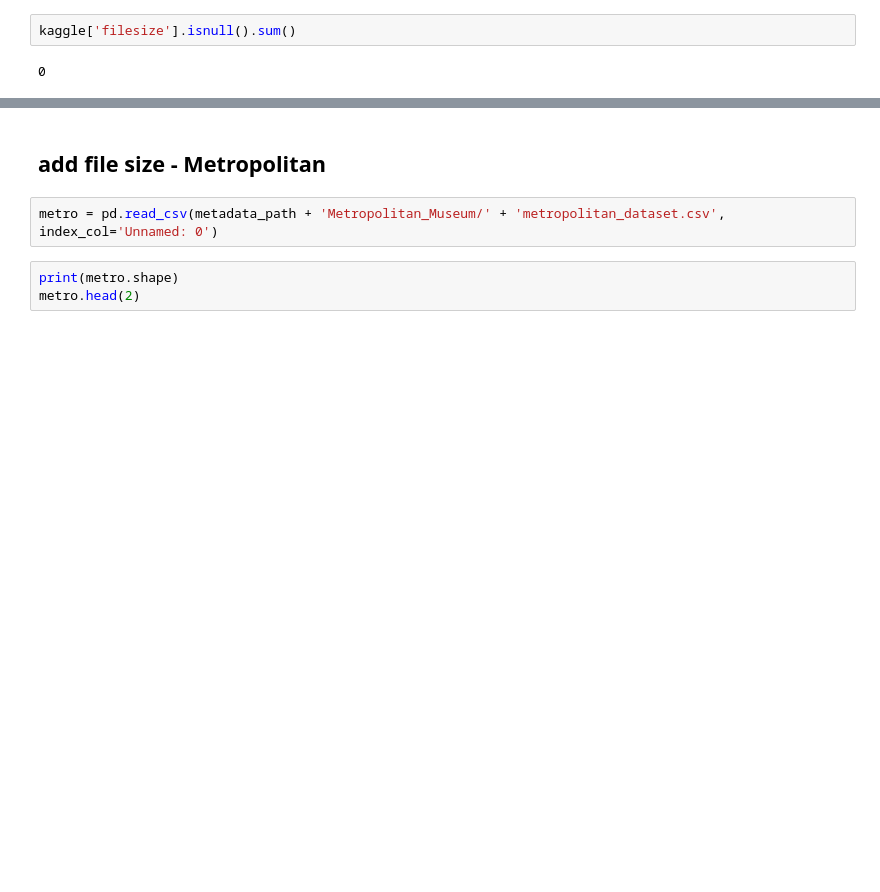
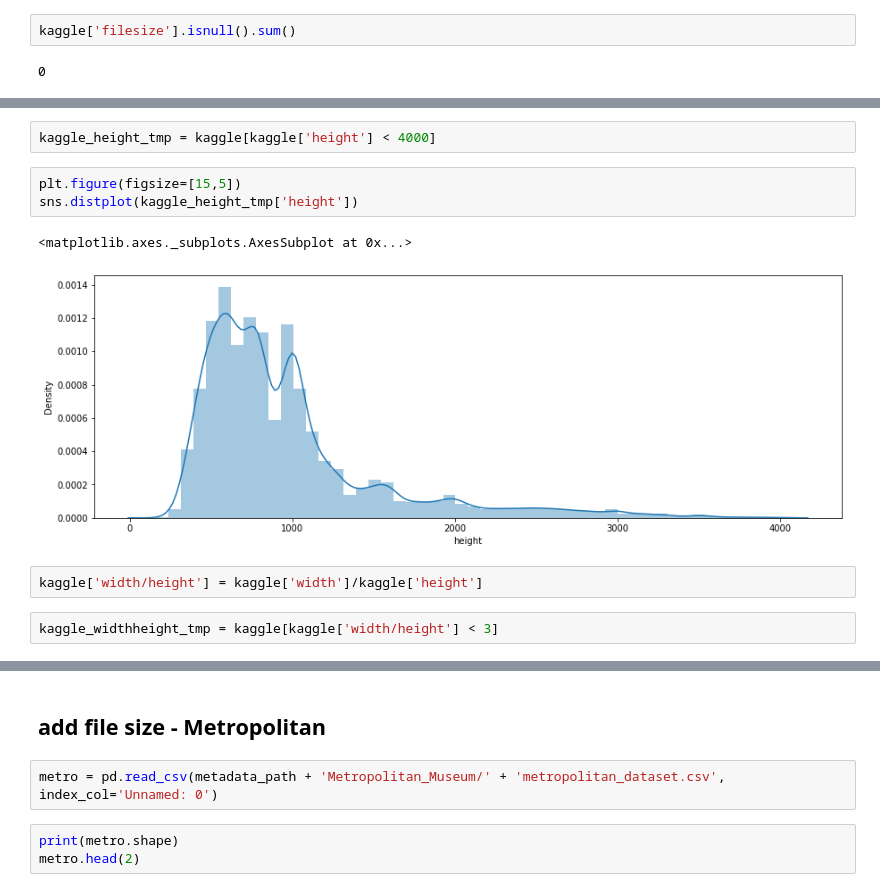
Before and after one commit to Artdive-swu/Art, a Jupyter notebook: bigsize artwork.ipynb, the cells around one changed output, grey strips where cells are left out. Saved outputs shown, nothing was run; the diff lists cells and outputs as text; blank space fills up the shorter version.

```diff
--- a/bigsize artwork.ipynb
+++ b/bigsize artwork.ipynb
@@ -89,0 +102,12 @@ kaggle['filesize'].isnull().sum()
+# %%
+kaggle_height_tmp = kaggle[kaggle['height'] < 4000]
+# %%
+plt.figure(figsize=[15,5])
+sns.distplot(kaggle_height_tmp['height'])
+# %% [output]
+<matplotlib.axes._subplots.AxesSubplot at 0x...>
+[figure, added]
+# %%
+kaggle['width/height'] = kaggle['width']/kaggle['height']
+# %%
+kaggle_widthheight_tmp = kaggle[kaggle['width/height'] < 3]
```
Also changed, not shown: parts of 53 cells of this notebook.
